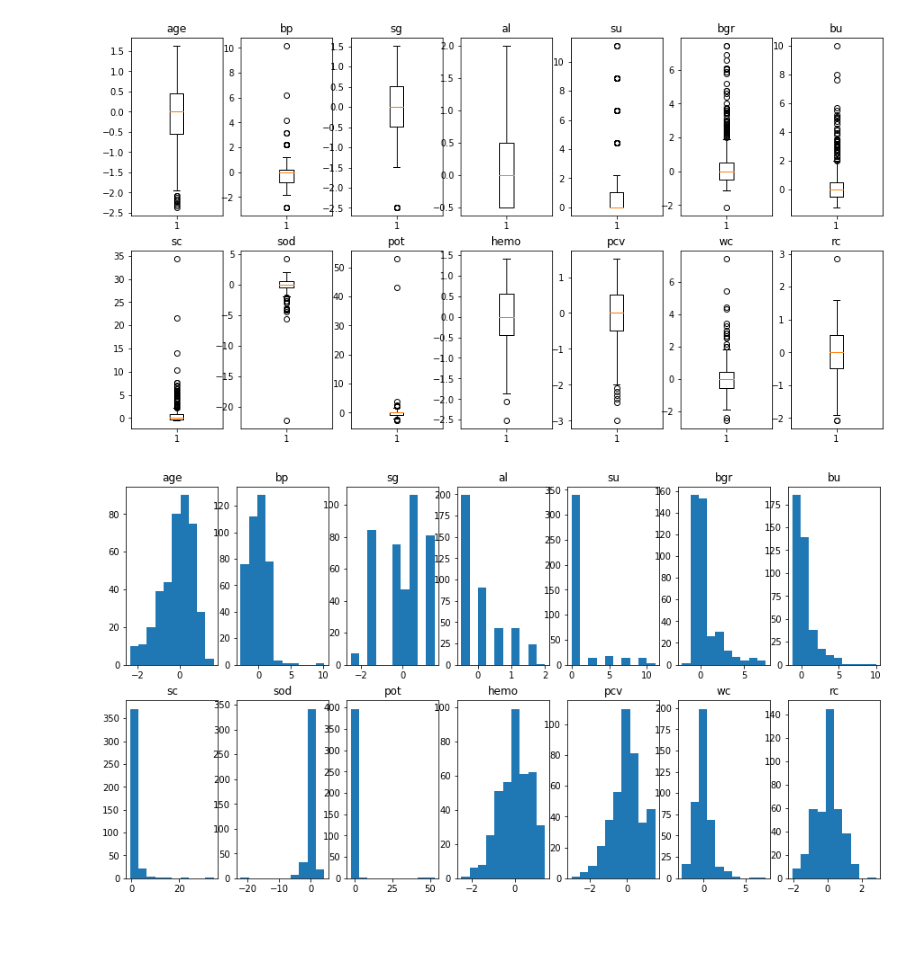
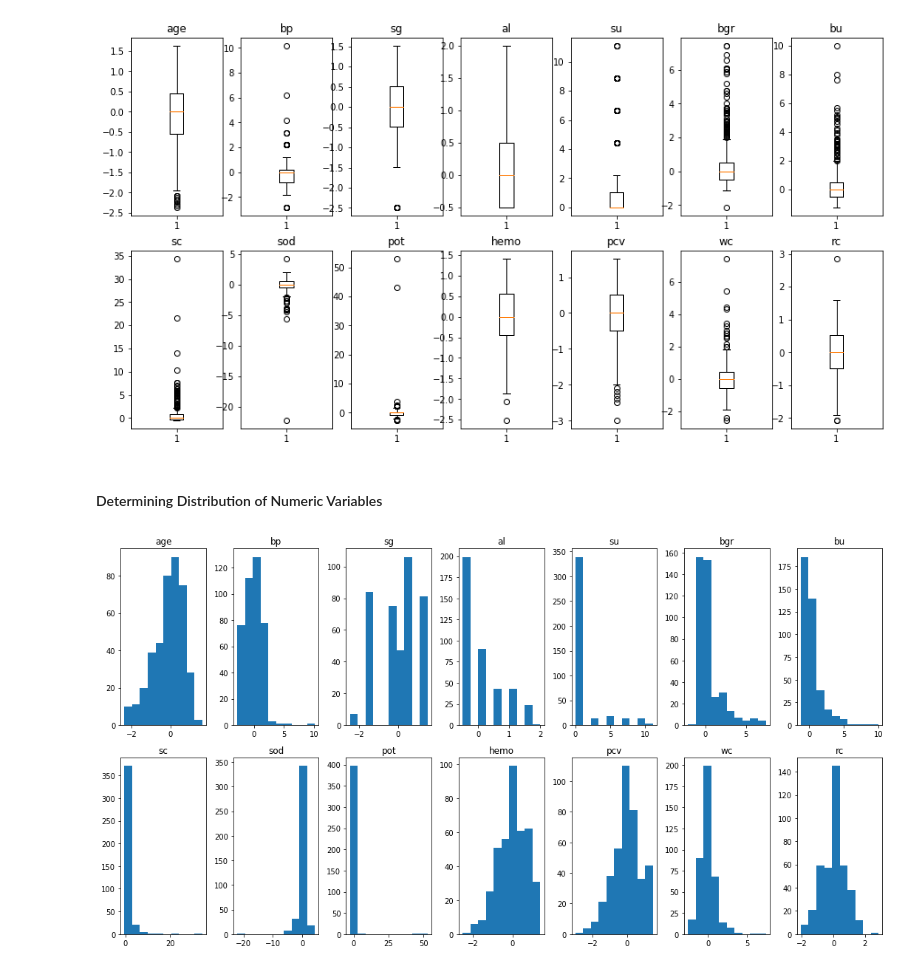
Before and after one commit to TaeMD/ML-projects, a Jupyter notebook: Predicting_CKD.ipynb, the cells around one changed output. Drawn from its saved outputs; the diff is of its cells as text; code cells hidden in the pictures; blank space fills up the shorter version.

```diff
--- a/Predicting_CKD.ipynb
+++ b/Predicting_CKD.ipynb
@@ -1127,13 +1127,16 @@ for i in numeric_var:
   n = n +1
 # %% [output]
 [figure]
+# %% [markdown]
+#### Determining Distribution of Numeric Variables
 # %%
 fig, axs = plt.subplots (2,7, figsize = (15,8))
 axs = axs.ravel()
 n = 0
 for i in numeric_var:
   axs[n].hist(df_new2[i])
   axs[n].set_title(i)
+  plt.tight_layout()
   n = n +1
 # %% [output]
-[figure, old version]
+[figure, new version]
```
Also changed, not shown: parts of 1 cell of this notebook.
